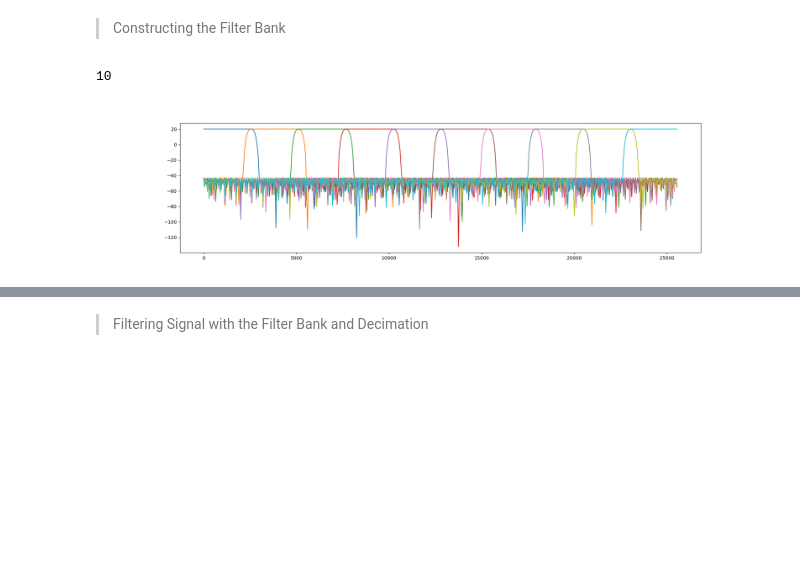
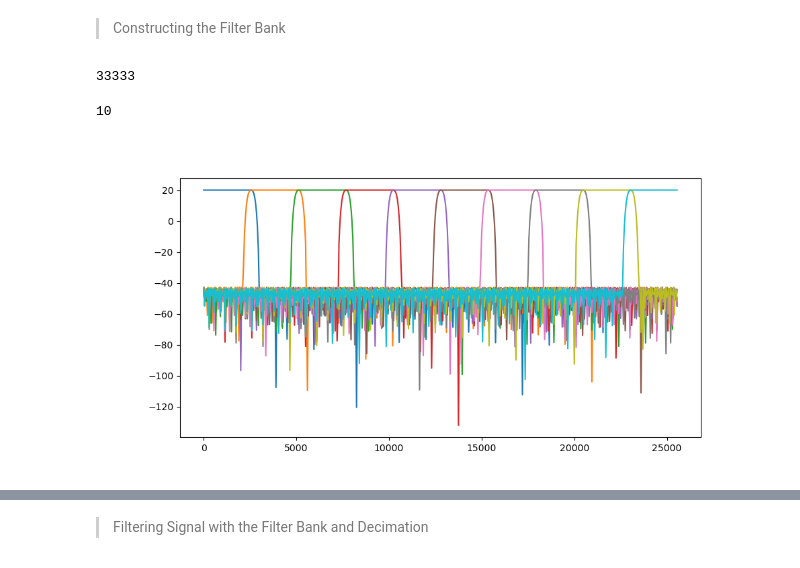
Before and after one commit to piptouque/atiam_pam_hrparam, a Jupyter notebook: source/hr_roy.ipynb, the cells around one changed output, grey strips where cells are left out. Drawn from its saved outputs; the diff is of its cells as text; code cells hidden in the pictures; blank space fills up the shorter version.

```diff
--- a/source/hr_roy.ipynb
+++ b/source/hr_roy.ipynb
@@ -246,8 +235,8 @@ conf = load_data_json(conf_path)
 expr_data = load_analysis(data_path, conf)
 
 # see expr/util.py for details on what's inside expr_data
-mic = expr_data["temporal"]["mic"]["whole"][35000:70000]
-times = expr_data["times"]["whole"][35000:70000]
+mic = expr_data["temporal"]["mic"]["whole"][38500:70000]
+times = expr_data["times"]["whole"][38500:70000]
 
 plt.figure()
 plt.title("Temporel Recorded Signal")
@@ -255,4 +244,6 @@ plt.xlabel("Time (s)")
 plt.ylabel("Amplitude")
 plt.plot(times, mic)
 plt.show()
+
+print("The length of the signal is", times[-1]-times[0], "seconds.")
 # %% [output]
@@ -275,20 +321,25 @@ NameError: name 'band' is not defined
 > ## Signal Treatment
 # %% [markdown]
 > Constructing the Filter Bank
+# %%
+fs_mic
+fs_uk
+# %% [output]
+33333
 # %%
 bank_coeffs = pam.filter_bank(10, fs_mic, 425, 425)
 
 print(len(bank_coeffs))
 
-plt.figure(figsize=[20,5])
+plt.figure(figsize=[10,5])
 
 for i in range(len(bank_coeffs)):
 
     freqs, amps = signal.freqz(bank_coeffs[i], [1])
     plt.plot(0.5*fs_mic*freqs/np.pi, 20*np.log10(np.abs(amps)))
 
 
 plt.show()
 # %% [output]
 10
-[figure, old version]
+[figure, new version]
```
Also changed, not shown: parts of 26 cells of this notebook, 1 other file.
